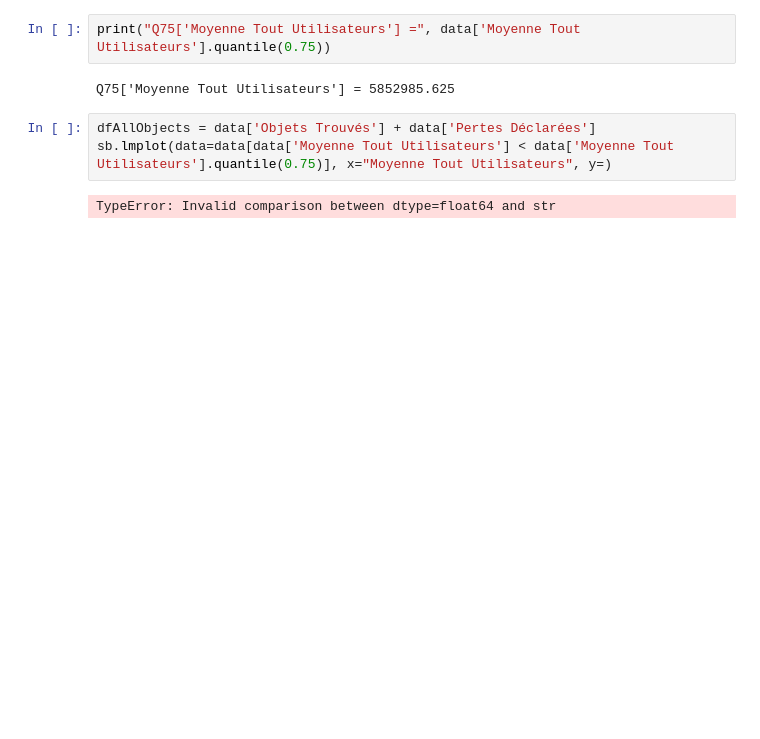
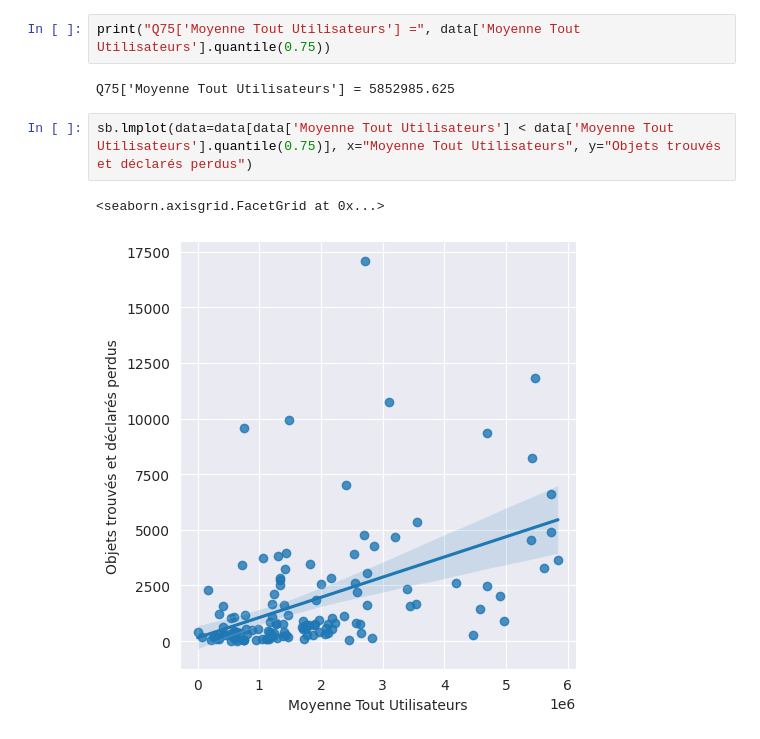
Before and after one commit to EdouardQ/H3Python, a Jupyter notebook: sncf.ipynb, the cells around one changed output. Cells and saved outputs as stored; diff of their text form; blank space fills up the shorter version.

```diff
--- a/sncf.ipynb
+++ b/sncf.ipynb
@@ -253,7 +251,7 @@ print("Q75['Moyenne Tout Utilisateurs'] =", data['Moyenne Tout Utilisateurs'].qu
 # %% [output]
 Q75['Moyenne Tout Utilisateurs'] = 5852985.625
 # %%
-dfAllObjects = data['Objets Trouvés'] + data['Pertes Déclarées']
-sb.lmplot(data=data[data['Moyenne Tout Utilisateurs'] < data['Moyenne Tout Utilisateurs'].quantile(0.75)], x="Moyenne Tout Utilisateurs", y=)
+sb.lmplot(data=data[data['Moyenne Tout Utilisateurs'] < data['Moyenne Tout Utilisateurs'].quantile(0.75)], x="Moyenne Tout Utilisateurs", y="Objets trouvés et déclarés perdus")
 # %% [output]
-TypeError: Invalid comparison between dtype=float64 and str
+<seaborn.axisgrid.FacetGrid at 0x...>
+[figure, added]
```
Also changed, not shown: parts of 5 cells of this notebook.
